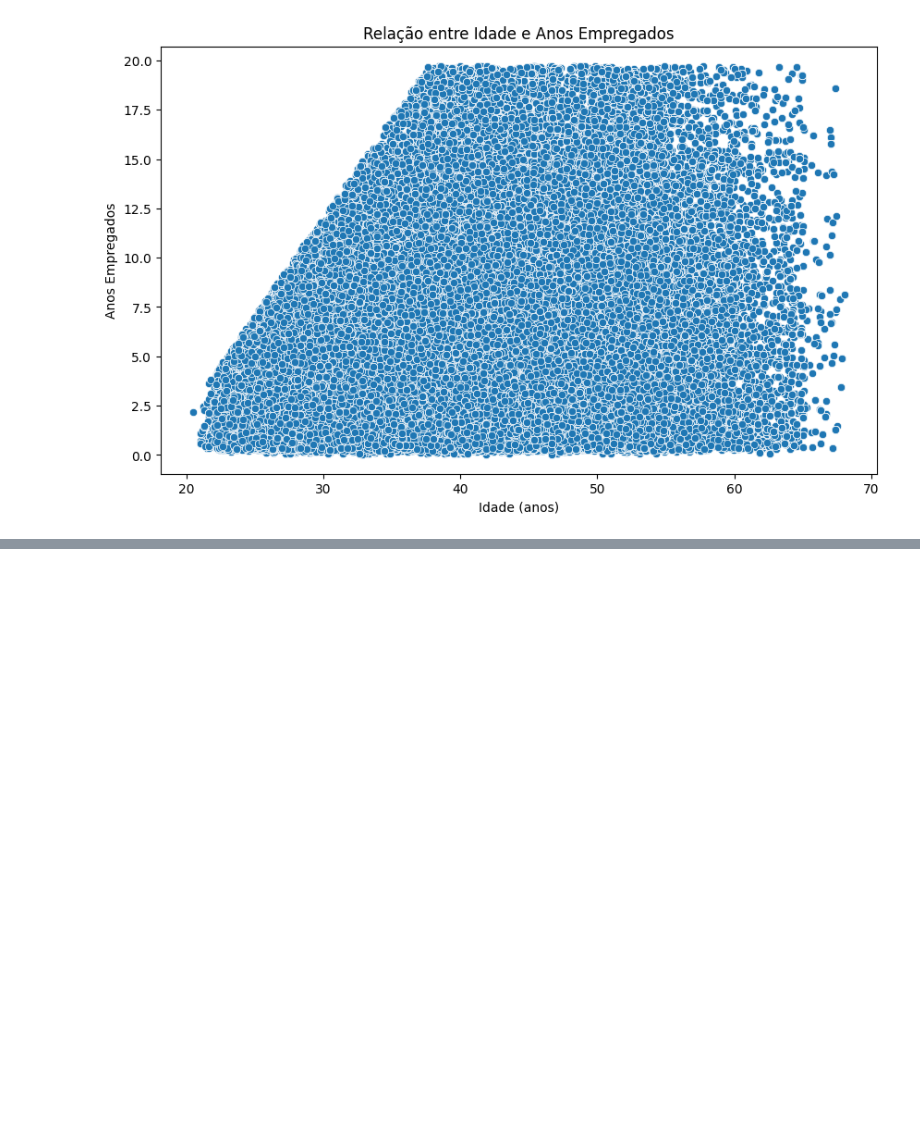
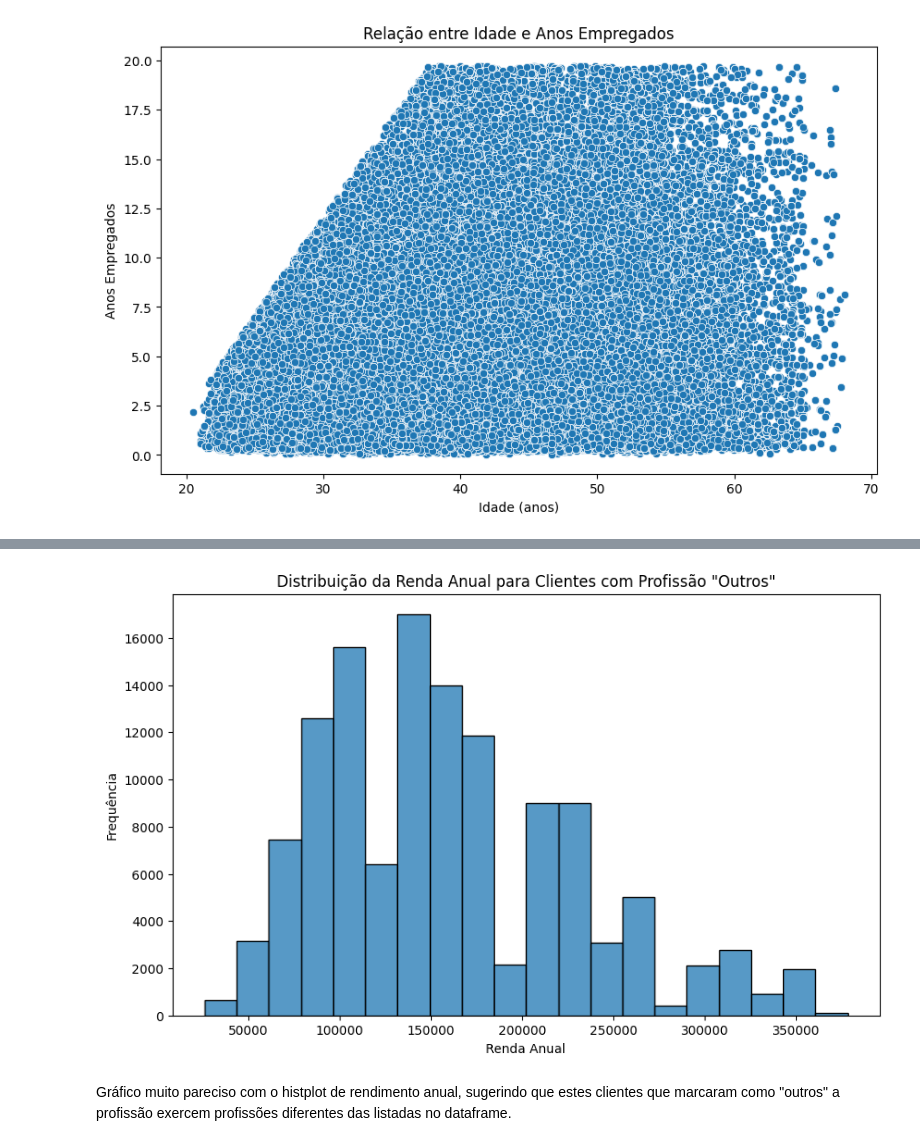
Before and after one commit to VitorFRodrigues/PUCMinas_DataScience, a Jupyter notebook: 06-Machine_Learning/Tarefas/Modulo_A/notebook/aprovacao_credito.ipynb, the cells around one changed output, grey strips where cells are left out. Cells and saved outputs as stored; diff of their text form; code cells hidden in the pictures; blank space fills up the shorter version.

```diff
--- a/06-Machine_Learning/Tarefas/Modulo_A/notebook/aprovacao_credito.ipynb
+++ b/06-Machine_Learning/Tarefas/Modulo_A/notebook/aprovacao_credito.ipynb
@@ -622,0 +835,15 @@ plt.show()
+# %%
+# Filtrar o DataFrame para incluir apenas as linhas onde a profissão é 'Outros'
+df_outros = dados_cliente_sem_outliers.query("PROFISSAO == 'Outros'")
+
+# Criar um histograma da renda anual para os clientes com profissão 'Outros'
+plt.figure(figsize=(10, 6))
+sns.histplot(data=df_outros, x='RENDA_ANUAL', bins=20)
+plt.title('Distribuição da Renda Anual para Clientes com Profissão "Outros"')
+plt.xlabel('Renda Anual')
+plt.ylabel('Frequência')
+plt.show()
+# %% [output]
+[figure, added]
+# %% [markdown]
+Gráfico muito pareciso com o histplot de rendimento anual, sugerindo que estes clientes que marcaram como "outros" a profissão exercem profissões diferentes das listadas no dataframe.
```
Also changed, not shown: parts of 37 cells of this notebook.
